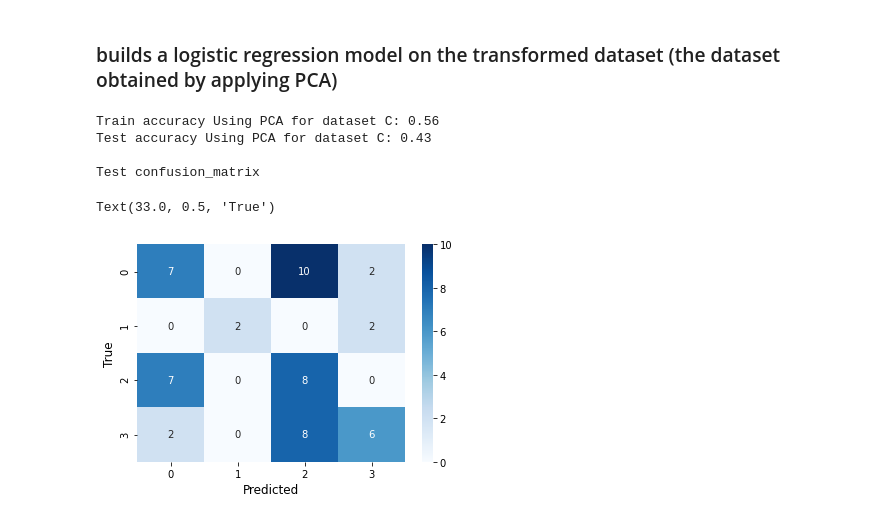
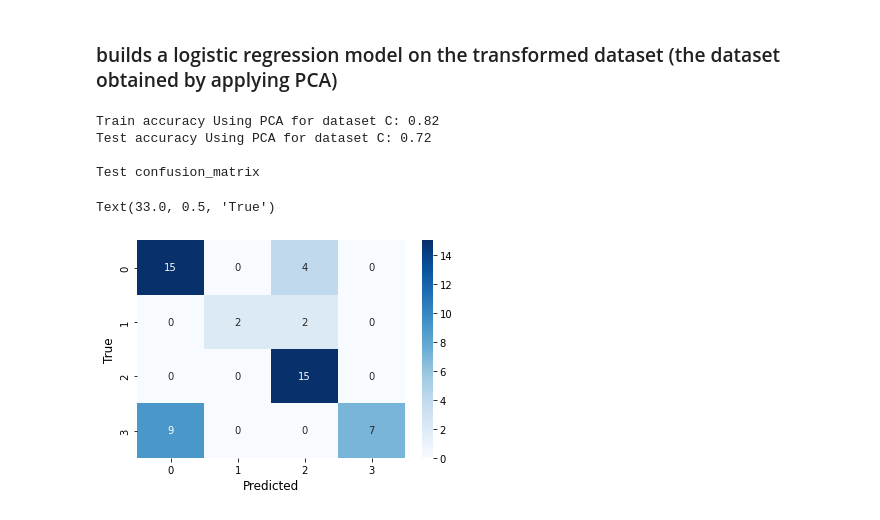
Before and after one commit to josh-huang/CSC3005-DataAnalytics-Project, a Jupyter notebook: ML-Logistic Regression/Logistic Regression.ipynb, the cells around one changed output. Saved outputs shown, nothing was run; the diff lists cells and outputs as text; code cells hidden in the pictures.

```diff
--- a/ML-Logistic Regression/Logistic Regression.ipynb
+++ b/ML-Logistic Regression/Logistic Regression.ipynb
@@ -283,7 +271,7 @@ dataframeC.head()
 dataframeC = dataframeC.drop('Unnamed: 0', axis=1)
 #extract features and target variables
 y_C = dataframeC["Class Attruibute"]
-X_pca_C = dataframeC[['PC1','PC2','PC3']] #,'PC4','PC5','PC6','PC7'
+X_pca_C = dataframeC[['PC1','PC2','PC3','PC4','PC5','PC6','PC7','PC8']] #,'PC4','PC5','PC6','PC7'
 
 #Split PCA into train and test sets with the ratio 70:30
 X_train_pca_C, X_test_pca_C, y_train_C, y_test_C = train_test_split(X_pca_C, y_C, test_size=0.30,
@@ -291,33 +279,33 @@ X_train_pca_C, X_test_pca_C, y_train_C, y_test_C = train_test_split(X_pca_C, y_C
 
 # Initialize the logistic regression model
 from sklearn.linear_model import LogisticRegression
 clf_C = LogisticRegression(max_iter=2500)
 
 # Train the model
 clf_C.fit(X_train_pca_C, y_train_C)
 
 # Make predictions
 y_pred_C = clf_C.predict(X_test_pca_C) # contain Predictions
 y_true_C = y_test_C # contain True values
 
 # Measure accuracy, round result to 2dp
 print("Train accuracy Using PCA for dataset C:", np.round(accuracy_score(y_train_C,
                                                  clf_C.predict(X_train_pca_C)), 2))
 print("Test accuracy Using PCA for dataset C:", np.round(accuracy_score(y_true_C, y_pred_C), 2))
 
 # Make the confusion matrix for visualisation
 from sklearn.metrics import confusion_matrix
 cf_matrix_C = confusion_matrix(y_true_C, y_pred_C)
 print("\nTest confusion_matrix")
 sns.heatmap(cf_matrix_C, annot=True, cmap='Blues')
 plt.xlabel('Predicted', fontsize=12)
 plt.ylabel('True', fontsize=12)
 
 #c accuracy is very low, cause we didnt drop and outlier, hence the result is lower.
 # %% [output]
-Train accuracy Using PCA for dataset C: 0.56
-Test accuracy Using PCA for dataset C: 0.43
+Train accuracy Using PCA for dataset C: 0.82
+Test accuracy Using PCA for dataset C: 0.72
 
 Test confusion_matrix
 Text(33.0, 0.5, 'True')
-[figure, old version]
+[figure, new version]
```
Also changed, not shown: parts of 3 cells of this notebook.
